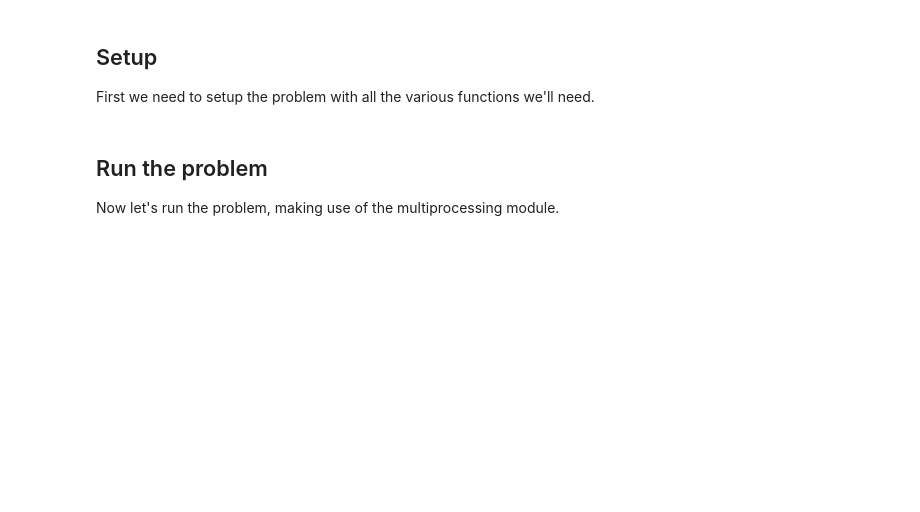
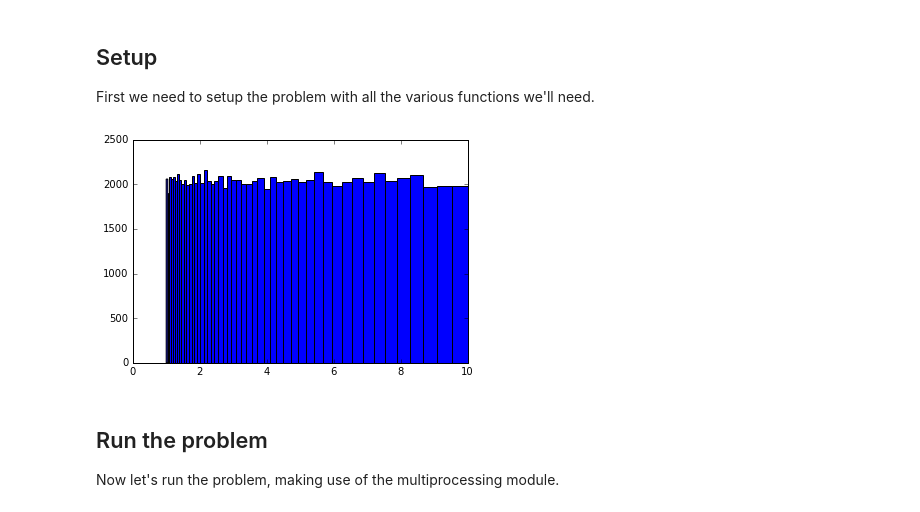
Before and after one commit to silburt/rebound, a Jupyter notebook: ipython_examples/HERMES_examples/HERMES_Kirsh.ipynb, the cells around one changed output. Drawn from its saved outputs; the diff is of its cells as text; code cells hidden in the pictures; blank space fills up the shorter version.

Commit message:
Kirsh example had wrong powerlaw, now should be good

```diff
--- a/ipython_examples/HERMES_examples/HERMES_Kirsh.ipynb
+++ b/ipython_examples/HERMES_examples/HERMES_Kirsh.ipynb
@@ -11,17 +11,30 @@ import os
 First we need to setup the problem with all the various functions we'll need.
 # %%
 #various powerlaws we'll need
-def rand_powerlaw(slope, min_v, max_v):
+def rand_powerlaw(min_v, max_v, slope):
     y = np.random.uniform()
-    pow_max = pow(max_v, slope+1.)
-    pow_min = pow(min_v, slope+1.)
-    return pow((pow_max-pow_min)*y + pow_min, 1./(slope+1.))
+    if slope == -1:
+        return np.exp(y*np.log(max_v/min_v) + np.log(min_v))
+    else:
+        pow_max = pow(max_v, slope+1.)
+        pow_min = pow(min_v, slope+1.)
+        return pow((pow_max-pow_min)*y + pow_min, 1./(slope+1.))
 
 def rand_uniform(minimum, maximum):
     return np.random.uniform()*(maximum-minimum)+minimum
 
 def rand_rayleigh(sigma):
     return sigma*np.sqrt(-2*np.log(np.random.uniform()))
+# %%
+n=100000
+a = np.zeros(n)
+for i in xrange(0,n):
+    a[i] = rand_powerlaw(1,10,-1)
+import matplotlib.pyplot as plt
+%matplotlib inline
+n, bins, patches = plt.hist(a, bins=np.logspace(0, 1, 50))
+# %% [output]
+[figure, added]
 # %%
 #calculating the semi-major axis
 def get_a(sim,planet_index):
```
Also changed, not shown: parts of 3 cells of this notebook, 1 other file.
